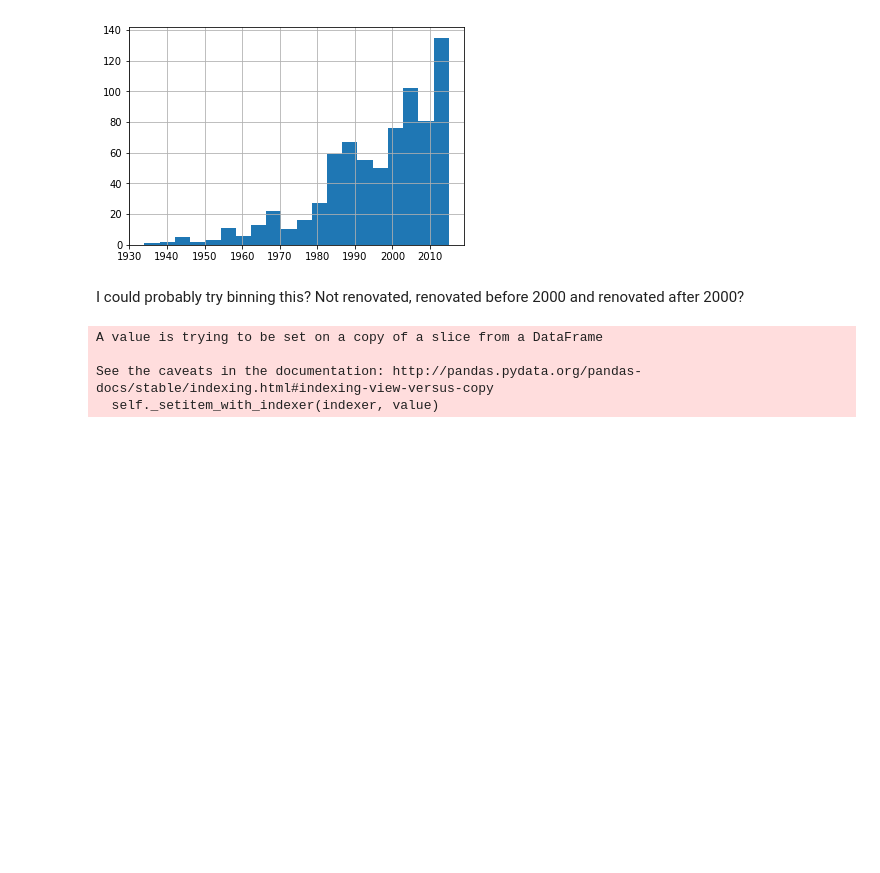
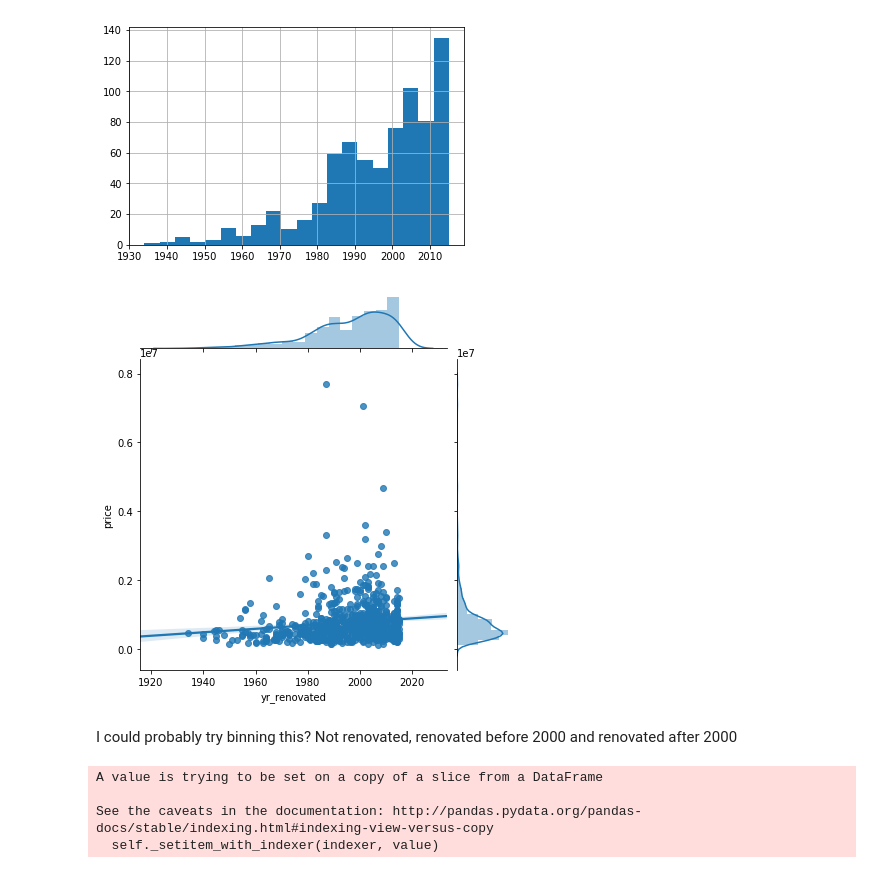
Before and after one commit to ktzioumis/Kings-County-Housing-Prices, a Jupyter notebook: student.ipynb, the cells around one changed output. Cells and saved outputs as stored; diff of their text form; code cells hidden in the pictures; blank space fills up the shorter version.

```diff
--- a/student.ipynb
+++ b/student.ipynb
@@ -516,8 +463,14 @@ df.yr_renovated.loc[df.yr_renovated>0].hist(bins=20)
 # %% [output]
 <matplotlib.axes._subplots.AxesSubplot at 0x...>
 [figure]
+# %%
+renovated=df.loc[df.yr_renovated>0]
+sns.jointplot(renovated.yr_renovated,renovated.price,kind='reg')
+plt.show()
+# %% [output]
+[figure, added]
 # %% [markdown]
-I could probably try binning this? Not renovated, renovated before 2000 and renovated after 2000?
+I could probably try binning this? Not renovated, renovated before 2000 and renovated after 2000
 # %%
 #set all years later than 2000 equal to the value 2
 df.yr_renovated.loc[df['yr_renovated']>=2000]=2
```
Also changed, not shown: parts of 30 cells of this notebook.
